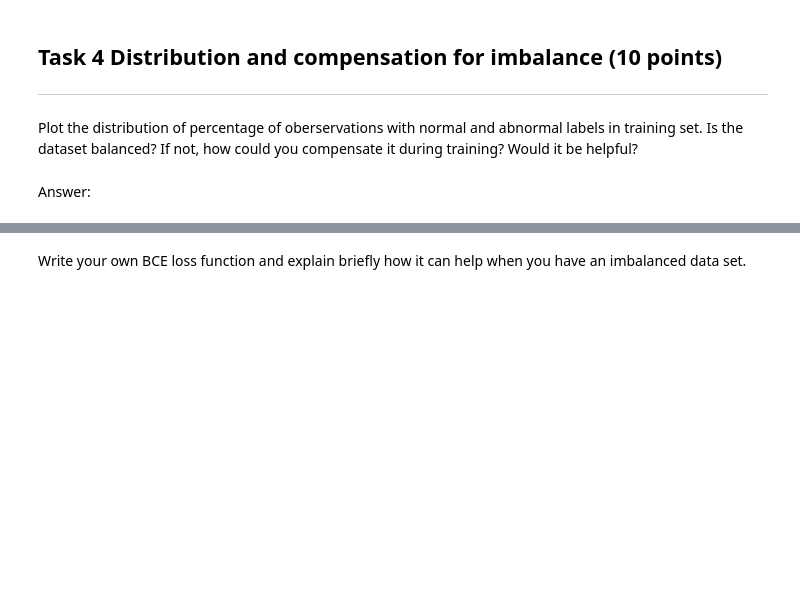
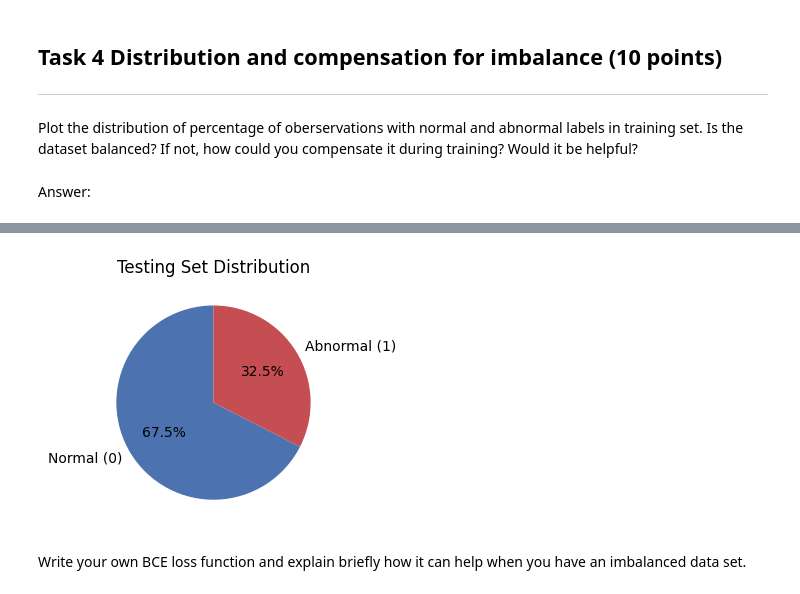
Before and after one commit to kalk-ak/Machine-Learning--MA, a Jupyter notebook: labs/lab3/Lab3_ECG_LSTM_CNN_2026.ipynb, the cells around one changed output, grey strips where cells are left out. Saved outputs shown, nothing was run; the diff lists cells and outputs as text; code cells hidden in the pictures; blank space fills up the shorter version.

```diff
--- a/labs/lab3/Lab3_ECG_LSTM_CNN_2026.ipynb
+++ b/labs/lab3/Lab3_ECG_LSTM_CNN_2026.ipynb
@@ -243,3 +377,21 @@ Answer:
+# %%
+# Test
+# Your code here
+
+plt.subplot(1, 2, 2)
+# Calculate counts
+test_abnormal = np.sum(y_test)
+test_normal = len(y_test) - test_abnormal
+
+# Create Pie Chart
+plt.pie([test_normal, test_abnormal], labels=['Normal (0)', 'Abnormal (1)'],
+        autopct='%1.1f%%', colors=['#4C72B0', '#C44E52'], startangle=90)
+plt.title("Testing Set Distribution")
+
+plt.tight_layout()
+plt.show()
+# %% [output]
+[figure, added]
 # %% [markdown]
 Write your own BCE loss function and explain briefly how it can help when you have an imbalanced data set.
 # %% [markdown]
```
Also changed, not shown: parts of 50 cells of this notebook, 2 other files.
